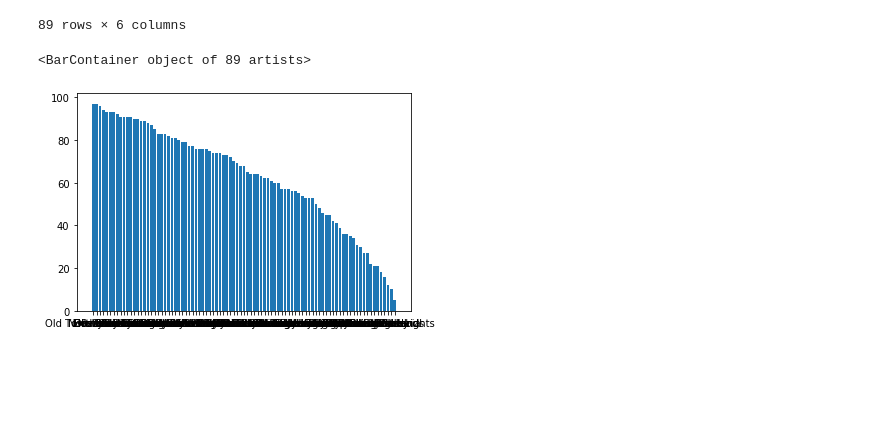
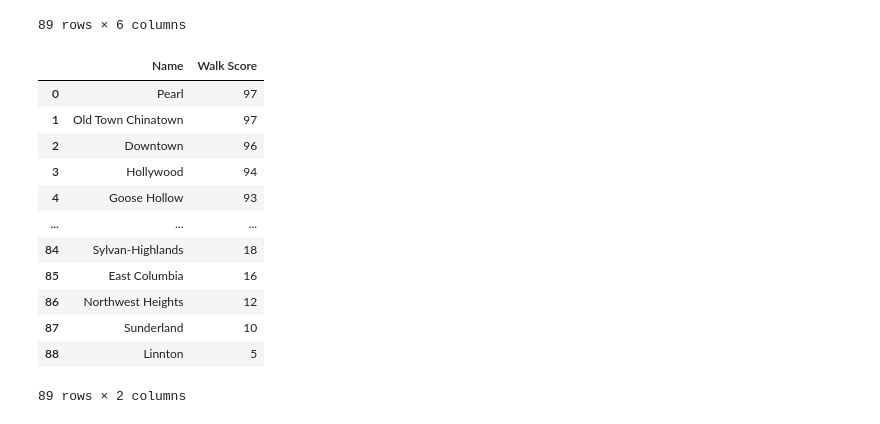
Before and after one commit to troypramsey/WalkabilityRaceIncome_InPortland_2012-2018, a Jupyter notebook: Walkscore_DF.ipynb, the cells around one changed output. Saved outputs shown, nothing was run; the diff lists cells and outputs as text; code cells hidden in the pictures; blank space fills up the shorter version.

Commit message:
add walkscore df

```diff
--- a/Walkscore_DF.ipynb
+++ b/Walkscore_DF.ipynb
@@ -26,5 +26,17 @@ y = walkability_df["Walk Score"]
-# %%
-plt.bar(x,y)
-# %% [output]
-<BarContainer object of 89 artists>
-[figure, removed]
+# %%
+walkscore_df = walkability_df[["Name","Walk Score"]]
+walkscore_df
+# %% [output]
+|  | Name | Walk Score |
+| 0 | Pearl | 97 |
+| 1 | Old Town Chinatown | 97 |
+| 2 | Downtown | 96 |
+| 3 | Hollywood | 94 |
+| 4 | Goose Hollow | 93 |
+| ... | ... | ... |
+| 84 | Sylvan-Highlands | 18 |
+| 85 | East Columbia | 16 |
+| 86 | Northwest Heights | 12 |
+| 87 | Sunderland | 10 |
+| 88 | Linnton | 5 |
+89 rows × 2 columns
```
Also changed, not shown: parts of 3 cells of this notebook.
